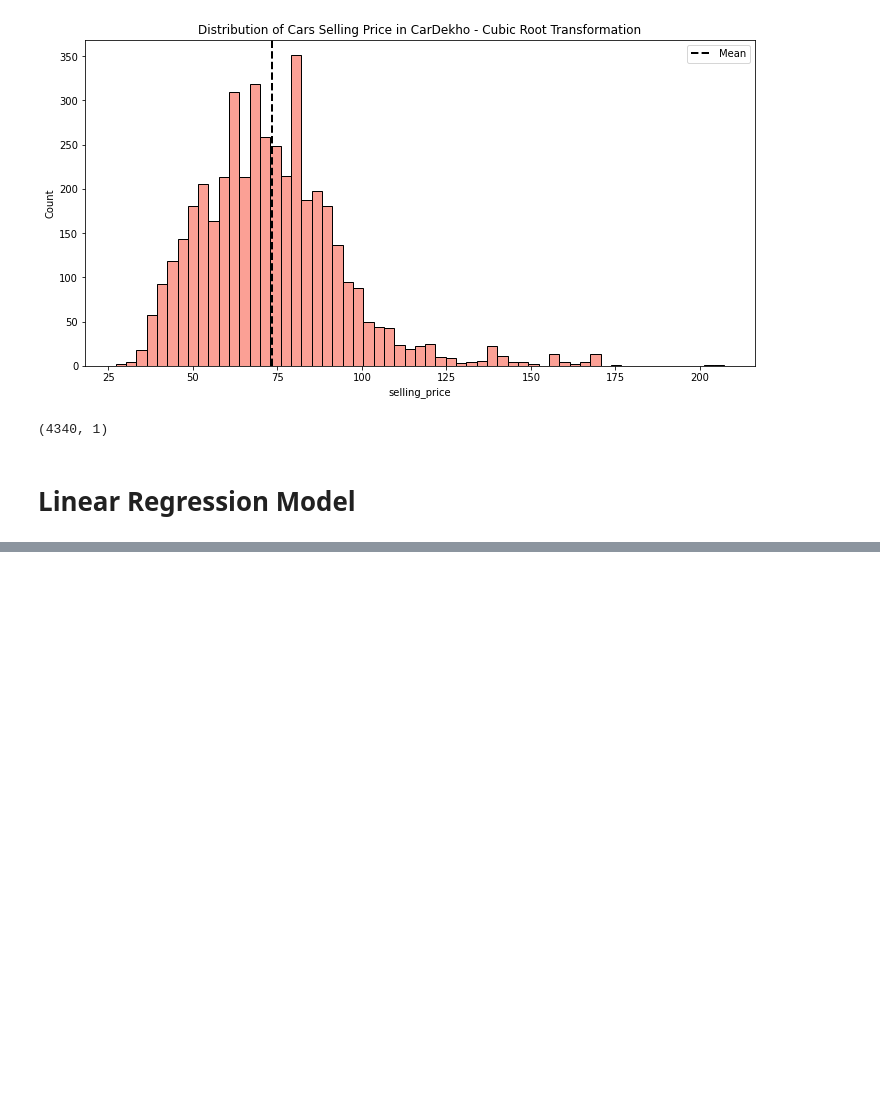
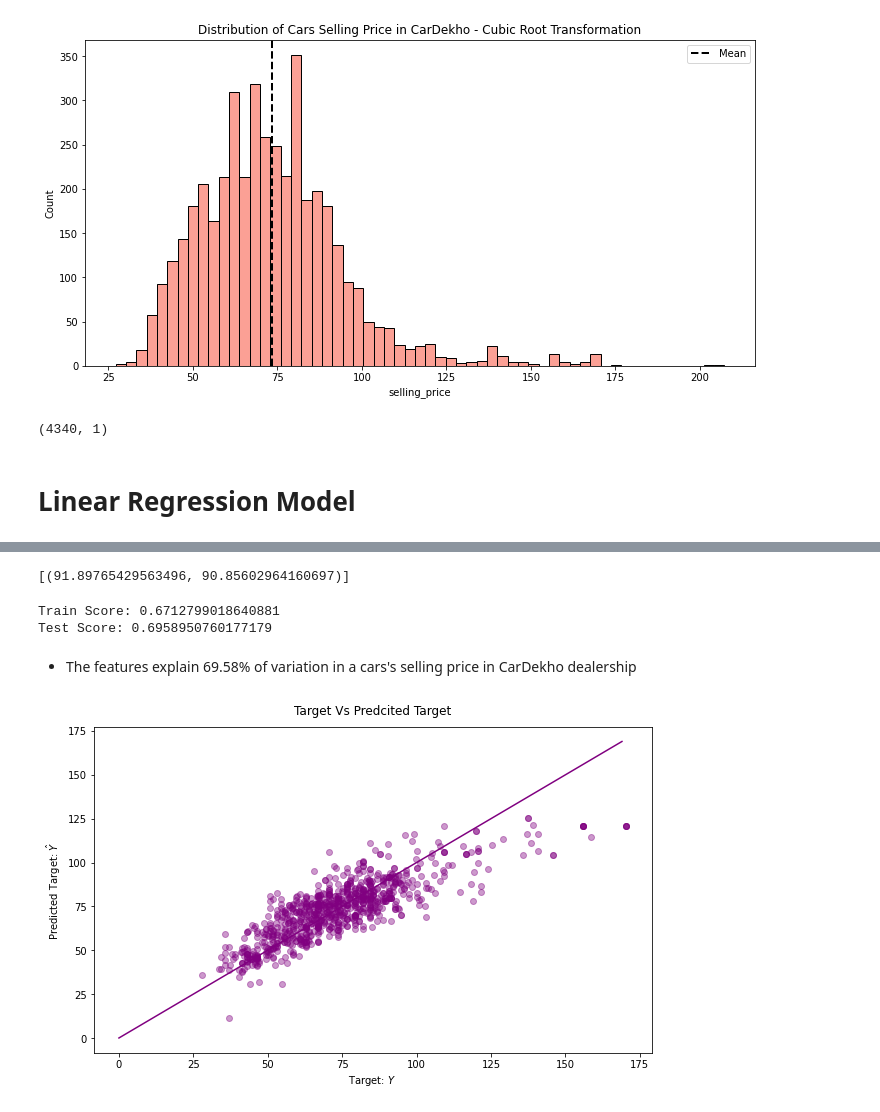
Before and after one commit to princeKike27/Car-Dekho-Dealership, a Jupyter notebook: CarDekhoDealership.ipynb, the cells around one changed output, grey strips where cells are left out. Drawn from its saved outputs; the diff is of its cells as text; code cells hidden in the pictures; blank space fills up the shorter version.

```diff
--- a/CarDekhoDealership.ipynb
+++ b/CarDekhoDealership.ipynb
@@ -604,3 +615,7 @@ df_target.shape
 (4340, 1)
 # %% [markdown]
 # Linear Regression Model
+# %%
+# turn df_target to array
+targets = np.array(df_target)
+targets
@@ -606,0 +630,10 @@ df_target.shape
+# %%
+# split data into train and test
+from sklearn.model_selection import train_test_split
+
+features_train, features_test, targets_train, targets_test = train_test_split(features_standard, targets, test_size=0.2, random_state=100)
+
+print(f'features_train shape: {features_train.shape}')
+print(f'features_test shape: {features_test.shape}')
+print(f'targets_train shape: {targets_train.shape}')
+print(f'targets_test shape: {targets_test.shape}')
@@ -606,0 +695,36 @@ df_target.shape
+# %%
+# predict y_predicted with test data
+targets_predicted = model.predict(features_test)
+
+# print prediction of first car vs actual value
+list(zip(targets_predicted[0], targets_test[0]))
+# %% [output]
+[(91.89765429563496, 90.85602964160697)]
+# %%
+# model accuracy on training data
+train_score = model.score(features_train, targets_train)
+print(f'Train Score: {train_score}')
+
+# model accuracy on test data
+test_score = model.score(features_test, targets_test)
+print(f'Test Score: {test_score}')
+# %% [output]
+Train Score: 0.6712799018640881
+Test Score: 0.6958950760177179
+# %% [markdown]
+- The features explain 69.58% of variation in a cars's selling price in CarDekho dealership
+# %%
+# plot target vs predicted target
+
+f, ax = plt.subplots(figsize=(10,6))
+
+plt.scatter(targets_test, y_predicted, alpha=0.4, color='purple')
+# plot line
+plt.plot(range(170), range(170), color='purple')
+
+plt.xlabel('Target: $Y$')
+plt.ylabel('Predicted Target: $\hatY$')
+plt.title('Target Vs Predcited Target', pad=12)
+plt.show()
+# %% [output]
+[figure, added]
```
Also changed, not shown: parts of 10 cells of this notebook.
